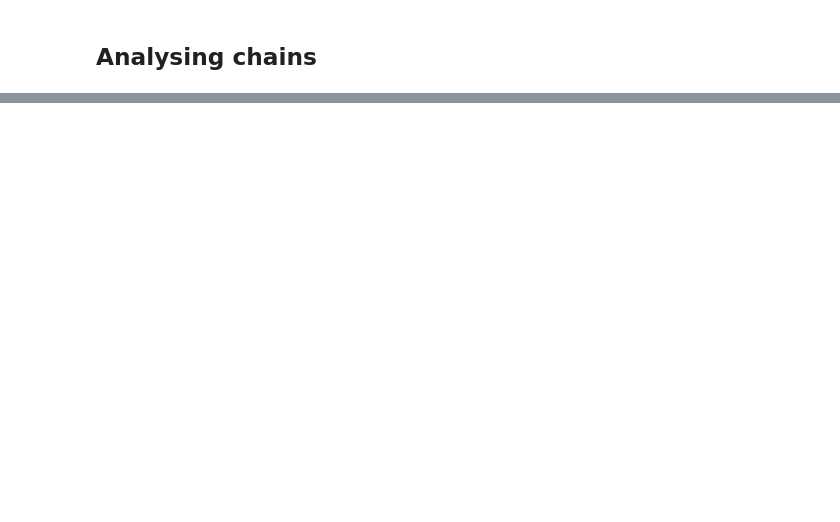
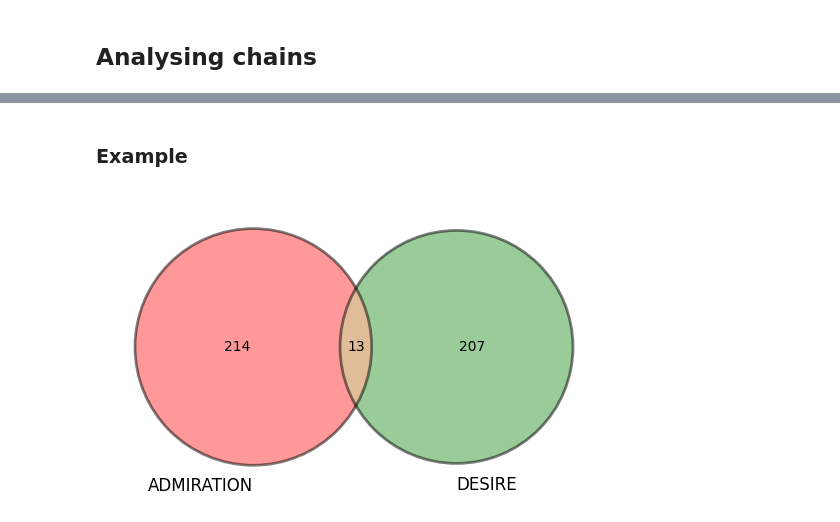
Before and after one commit to cewebbr/brass, a Jupyter notebook: analysis/30_applying-to-sentiments.ipynb, the cells around one changed output, grey strips where cells are left out. Drawn from its saved outputs; the diff is of its cells as text; code cells hidden in the pictures; blank space fills up the shorter version.

```diff
--- a/analysis/30_applying-to-sentiments.ipynb
+++ b/analysis/30_applying-to-sentiments.ipynb
@@ -146,0 +262,13 @@ pl.show()
+# %% [markdown]
+### Example
+# %%
+emo_pair = ['ADMIRACAO', 'DESEJO']
+labels   = ['ADMIRATION', 'DESIRE']
+pair_df = emoemo_df[emo_pair]
+obs_counts = am.count_onehot_pairs(pair_df)
+vn.venn2(subsets=(obs_counts[0][2], obs_counts[0][1], obs_counts[0][3]), set_labels=labels)
+vn.venn2_circles(subsets=(obs_counts[0][2], obs_counts[0][1], obs_counts[0][3]), alpha=0.5, linewidth=2)
+#pl.savefig('plots/venn_grief_sadness.png', bbox_inches='tight')
+pl.show()
+# %% [output]
+[figure, added]
```
Also changed, not shown: parts of 26 cells of this notebook.
